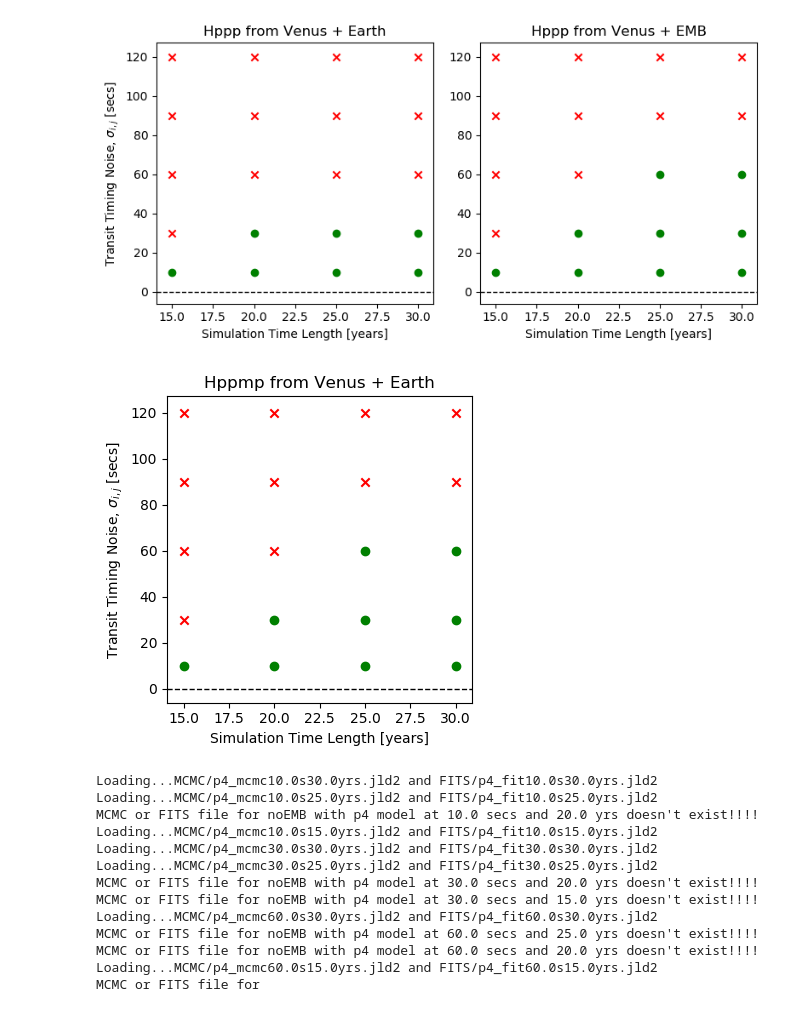
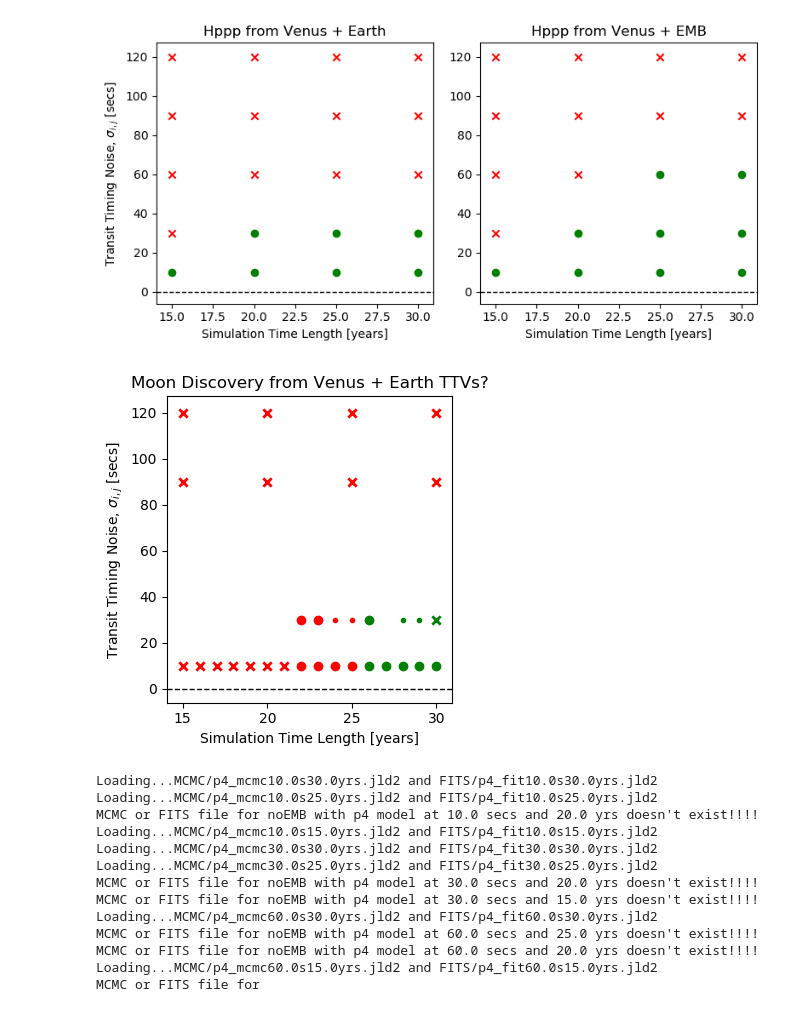
Before and after one commit to bmlindor/ttv_ss, a Jupyter notebook: runs.ipynb, the cells around one changed output. Drawn from its saved outputs; the diff is of its cells as text; code cells hidden in the pictures.

Commit message:
new plots
changed labels on TTVs
created new corner plots with contours
made likelihoods for satellite search

```diff
--- a/runs.ipynb
+++ b/runs.ipynb
@@ -398,37 +706,76 @@ show()
 # %%
 fig=figure(figsize=(4,4)) #Moon detections from EV times
 ax3=gca()
-ax3.scatter(15,10,marker="o",color="green",label=L"$\geq3\sigma$ EMB Detection")
-# ax2.scatter(1+0.1,1,marker="o",color="green")
-ax3.scatter(20,10,marker="o",color="green")
-ax3.scatter(25,10,marker="o",color="green")
+# ax3.scatter(15,10,marker="o",color="green")#,label=L"$\geq3\sigma$ EMB Detection")
+ax3.scatter(15,10,marker="x",color="red")
+ax3.scatter(16,10,marker="x",color="red")
+ax3.scatter(17,10,marker="x",color="red")
+ax3.scatter(18,10,marker="x",color="red")
+ax3.scatter(19,10,marker="x",color="red")
+ax3.scatter(20,10,marker="x",color="red")
+ax3.scatter(21,10,marker="x",color="red")
+ax3.scatter(22,10,marker="o",color="red")
+ax3.scatter(23,10,marker="o",color="red")
+ax3.scatter(24,10,marker="o",color="red")
+ax3.scatter(25,10,marker="o",color="red")
+ax3.scatter(26,10,marker="o",color="green")
+ax3.scatter(27,10,marker="o",color="green")
+ax3.scatter(28,10,marker="o",color="green")
+ax3.scatter(29,10,marker="o",color="green")
 ax3.scatter(30,10,marker="o",color="green")
-ax3.scatter(15,30,marker="x",color="red")
-ax3.scatter(20,30,marker="o",color="green")
-ax3.scatter(25,30,marker="o",color="green")
-ax3.scatter(30,30,marker="o",color="green")
-ax3.scatter(15,60,marker="x",color="red")
-ax3.scatter(20,60,marker="x",color="red")
-ax3.scatter(25,60,marker="o",color="green")
-ax3.scatter(30,60,marker="o",color="green")
+#### 30 secs
+# ax3.scatter(15,30,marker="x",color="red")
+# ax3.scatter(16,30,marker="x",color="red")
+# ax3.scatter(17,30,marker="x",color="red")
+# ax3.scatter(18,30,marker="x",color="red")
+# ax3.scatter(19,30,marker="x",color="red")
+# ax3.scatter(20,30,marker="x",color="red")
+# ax3.scatter(21,30,marker="x",color="red")
+ax3.scatter(22,30,marker="o",color="red")
+ax3.scatter(23,30,marker="o",color="red")
+ax3.scatter(24,30,marker=".",color="red")
+ax3.scatter(25,30,marker=".",color="red")
+ax3.scatter(26,30,marker="o",color="green")
+# ax3.scatter(27,30,marker="o",color="green")
+ax3.scatter(28,30,marker=".",color="green")
+ax3.scatter(29,30,marker=".",color="green")
+ax3.scatter(30,30,marker="x",color="red")
+##### 60 secs
+# ax3.scatter(15,60,marker="x",color="red")
+# ax3.scatter(16,60,marker="x",color="red")
+# ax3.scatter(17,60,marker="x",color="red")
+# ax3.scatter(18,60,marker="x",color="red")
+# ax3.scatter(19,60,marker="x",color="red")
+# ax3.scatter(20,60,marker="x",color="red")
+# ax3.scatter(21,60,marker="x",color="red")
+# ax3.scatter(22,60,marker="o",color="red")
+# ax3.scatter(23,60,marker="o",color="red")
+# ax3.scatter(24,60,marker="o",color="red")
+# ax3.scatter(25,60,marker="o",color="red")
+# ax3.scatter(26,60,marker="o",color="green")
+# ax3.scatter(27,60,marker="o",color="green")
+# ax3.scatter(28,60,marker="o",color="green")
+# ax3.scatter(29,60,marker="o",color="green")
+# ax3.scatter(30,60,marker="o",color="green")
+###### 90 secs
 ax3.scatter(15,90,marker="x",color="red")
 ax3.scatter(20,90,marker="x",color="red")
 ax3.scatter(25,90,marker="x",color="red")
 ax3.scatter(30,90,marker="x",color="red")
 ax3.scatter(15,120,marker="x",color="red")
 ax3.scatter(20,120,marker="x",color="red")
 ax3.scatter(25,120,marker="x",color="red")
 ax3.scatter(30,120,marker="x",color="red")
 ax3.axhline(0,linestyle="--",color="black",linewidth=1)
 # ax1.scatter(1.25,5,marker="+",label="Additional",color="red")
 ax3.set_xlabel("Simulation Time Length [years]")
 ax3.set_ylabel(L"Transit Timing Noise, $σ_{i,j}$ [secs]")
 # ax2.text(.5,5.5,"b)")
-ax3.set_title("Hppmp from Venus + Earth")
+ax3.set_title("Moon Discovery from Venus + Earth TTVs?")
 tight_layout()
 show()
 # %% [output]
-[figure, old version]
+[figure, new version]
 # %%
 figure(figsize=(8,4))
 title("Terrestrial Planet Search Results")
```
Also changed, not shown: parts of 32 cells of this notebook, 41 other files.
